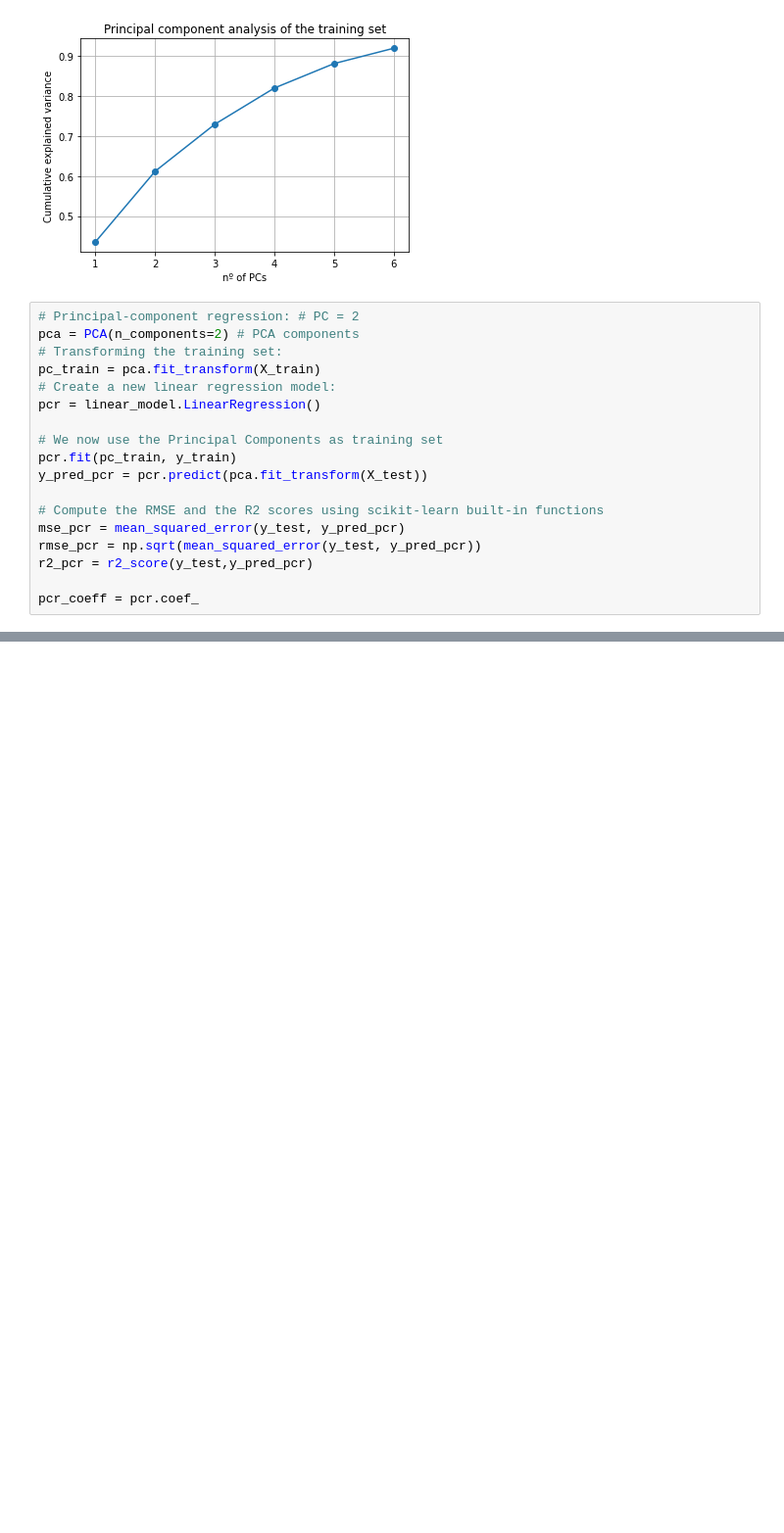
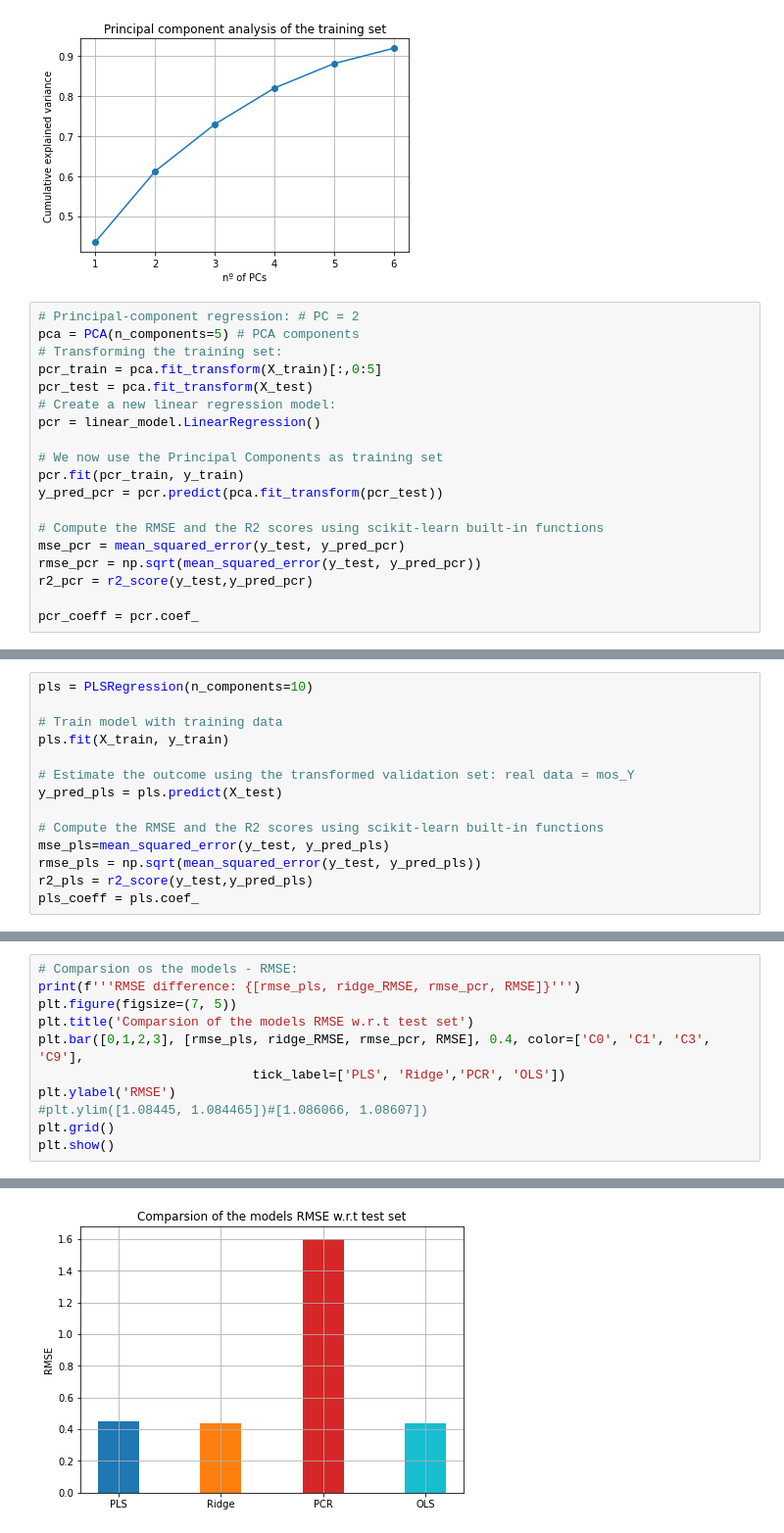
Before and after one commit to lucasabdalah/Exploratory-Data-Analisys, a Jupyter notebook: code/hw2/data_regression.ipynb, the cells around one changed output, grey strips where cells are left out. Shown at 98% size. Saved outputs shown, nothing was run; the diff lists cells and outputs as text; blank space fills up the shorter version.

Commit message:
model performance comparison

```diff
--- a/code/hw2/data_regression.ipynb
+++ b/code/hw2/data_regression.ipynb
@@ -477,15 +478,16 @@ plt.show()
 [figure]
 # %%
 # Principal-component regression: # PC = 2
-pca = PCA(n_components=2) # PCA components
+pca = PCA(n_components=5) # PCA components
 # Transforming the training set:
-pc_train = pca.fit_transform(X_train)
+pcr_train = pca.fit_transform(X_train)[:,0:5]
+pcr_test = pca.fit_transform(X_test)
 # Create a new linear regression model:
 pcr = linear_model.LinearRegression()
 
 # We now use the Principal Components as training set
-pcr.fit(pc_train, y_train)
-y_pred_pcr = pcr.predict(pca.fit_transform(X_test))
+pcr.fit(pcr_train, y_train)
+y_pred_pcr = pcr.predict(pca.fit_transform(pcr_test))
 
 # Compute the RMSE and the R2 scores using scikit-learn built-in functions
 mse_pcr = mean_squared_error(y_test, y_pred_pcr)
@@ -535 +541,15 @@ Explain variance score = -1.58
 ----------------------------------------------------------------------------------------------------------------------------------------
+# %%
+pls = PLSRegression(n_components=10)
+
+# Train model with training data
+pls.fit(X_train, y_train)
+
+# Estimate the outcome using the transformed validation set: real data = mos_Y
+y_pred_pls = pls.predict(X_test)
+
+# Compute the RMSE and the R2 scores using scikit-learn built-in functions
+mse_pls=mean_squared_error(y_test, y_pred_pls)
+rmse_pls = np.sqrt(mean_squared_error(y_test, y_pred_pls))
+r2_pls = r2_score(y_test,y_pred_pls)
+pls_coeff = pls.coef_
@@ -535,0 +594,12 @@ Explain variance score = -1.58
+# %%
+# Comparsion os the models - RMSE:
+print(f'''RMSE difference: {[rmse_pls, ridge_RMSE, rmse_pcr, RMSE]}''')
+plt.figure(figsize=(7, 5))
+plt.title('Comparsion of the models RMSE w.r.t test set')
+plt.bar([0,1,2,3], [rmse_pls, ridge_RMSE, rmse_pcr, RMSE], 0.4, color=['C0', 'C1', 'C3', 'C9'],
+                            tick_label=['PLS', 'Ridge','PCR', 'OLS'])
+plt.ylabel('RMSE')
+#plt.ylim([1.08445, 1.084465])#[1.086066, 1.08607])
+plt.grid()
+plt.show()
+# %% [output]
@@ -535,0 +607 @@ Explain variance score = -1.58
+[figure, added]
```
Also changed, not shown: parts of 5 cells of this notebook.
